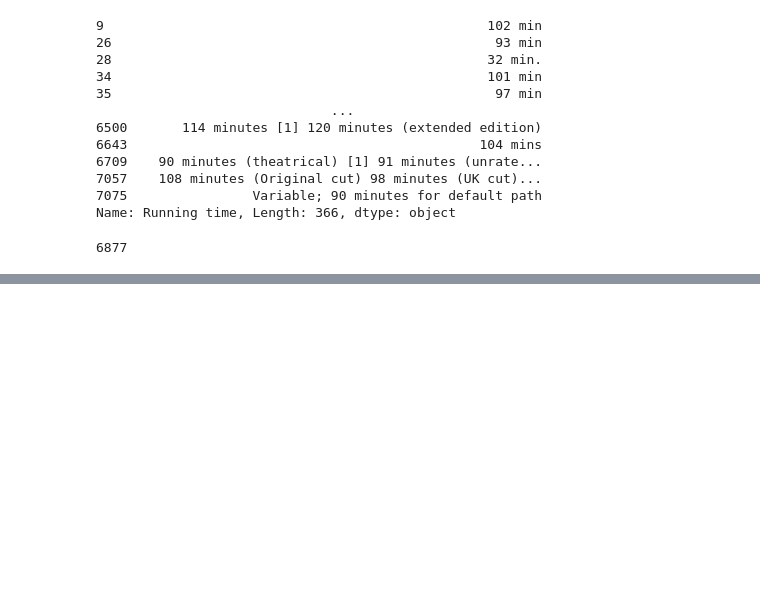
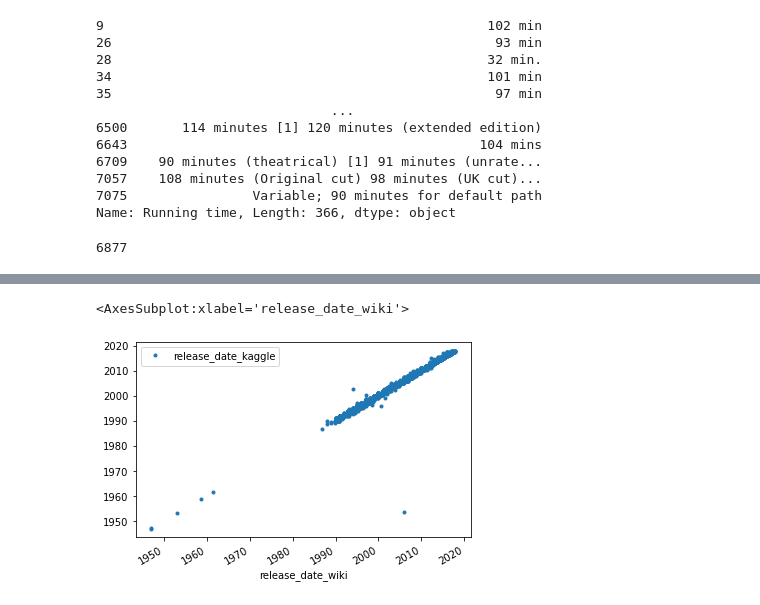
Before and after one commit to JediMasterSlagle/Movies-ETL, a Jupyter notebook: not sure.ipynb, the cells around one changed output, grey strips where cells are left out. Drawn from its saved outputs; the diff is of its cells as text; code cells hidden in the pictures; blank space fills up the shorter version.

```diff
--- a/not sure.ipynb
+++ b/not sure.ipynb
@@ -830,0 +887,7 @@ Name: rating, dtype: float64
+# %%
+#scatter plot for release date wiki and  release date kaggle,
+#using line plot and changing style to add only dots using style='.'
+movies_df[['release_date_wiki','release_date_kaggle']].plot(x='release_date_wiki', y='release_date_kaggle', style='.')
+# %% [output]
+<AxesSubplot:xlabel='release_date_wiki'>
+[figure, added]
```
Also changed, not shown: parts of 47 cells of this notebook.
